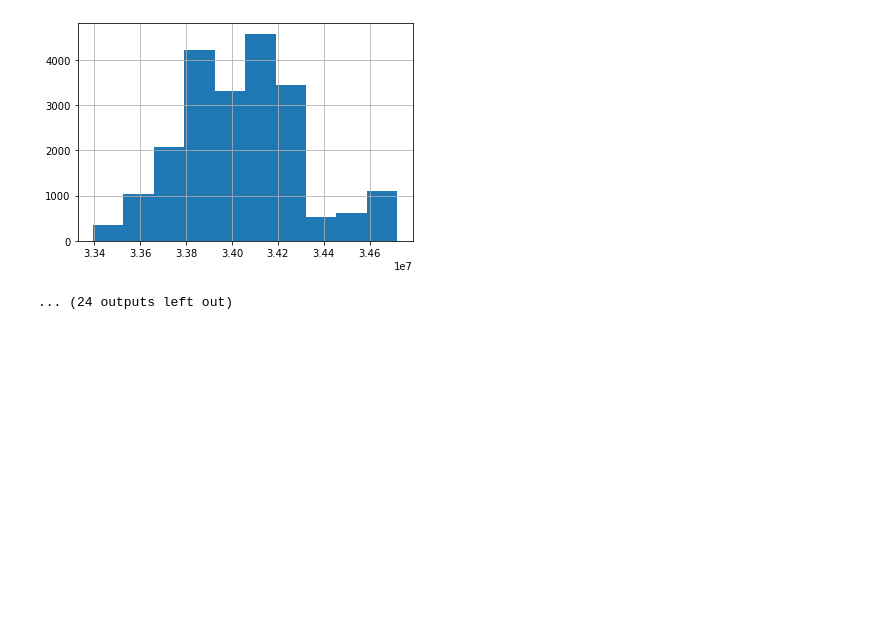
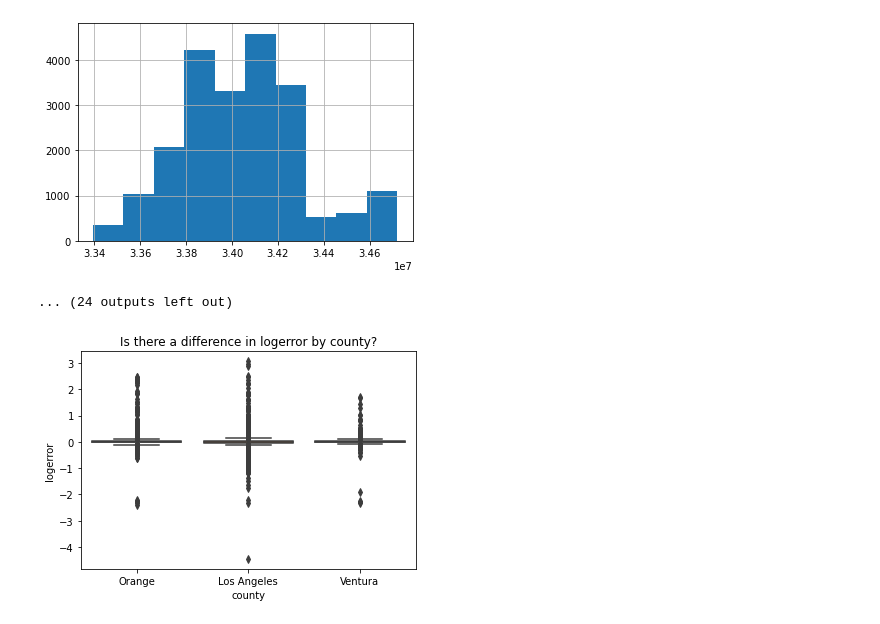
Before and after one commit to raycerna/clustering-exercises, a Jupyter notebook: explore_zillow.ipynb, the cells around one changed output. Drawn from its saved outputs; the diff is of its cells as text; code cells hidden in the pictures; blank space fills up the shorter version.

```diff
--- a/explore_zillow.ipynb
+++ b/explore_zillow.ipynb
@@ -93,0 +121,6 @@ percentage_stacked_plot(account_columns, 'attributes by logerror', train)
+# %%
+sns.boxplot(train.county, train.logerror)
+plt.title("Is there a difference in logerror by county?")
+plt.show()
+# %% [output]
+[figure, added]
```
Also changed, not shown: parts of 7 cells of this notebook.
